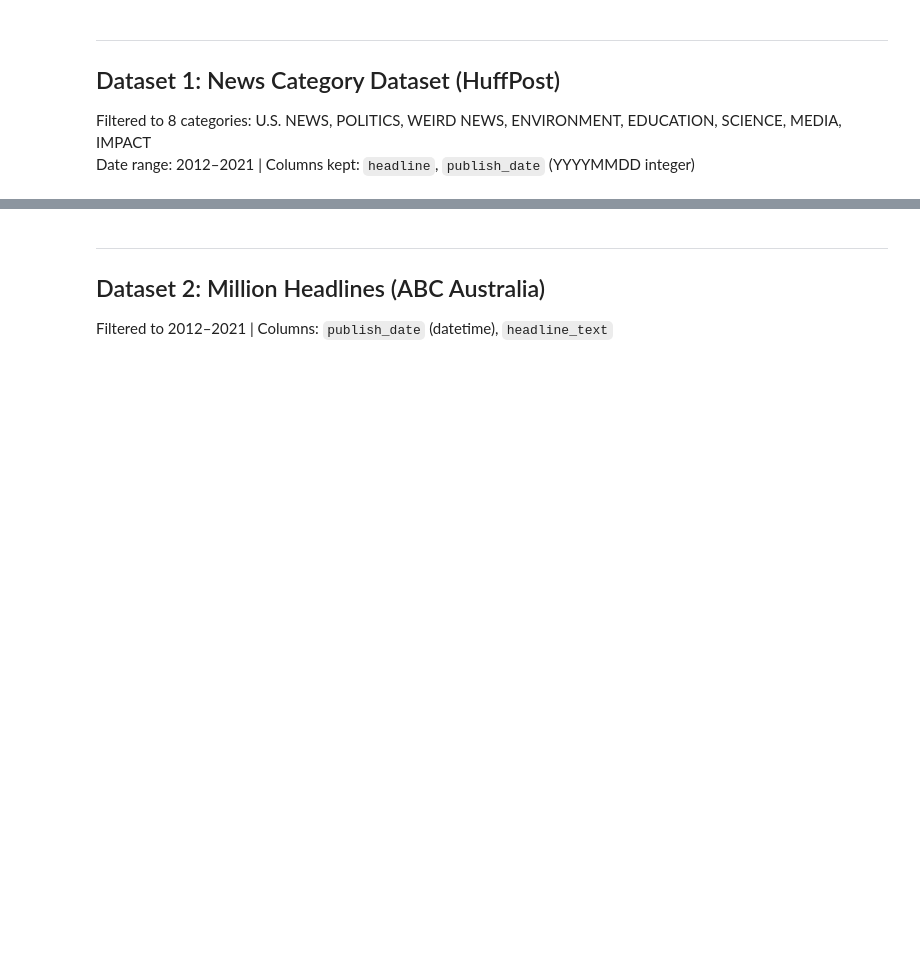
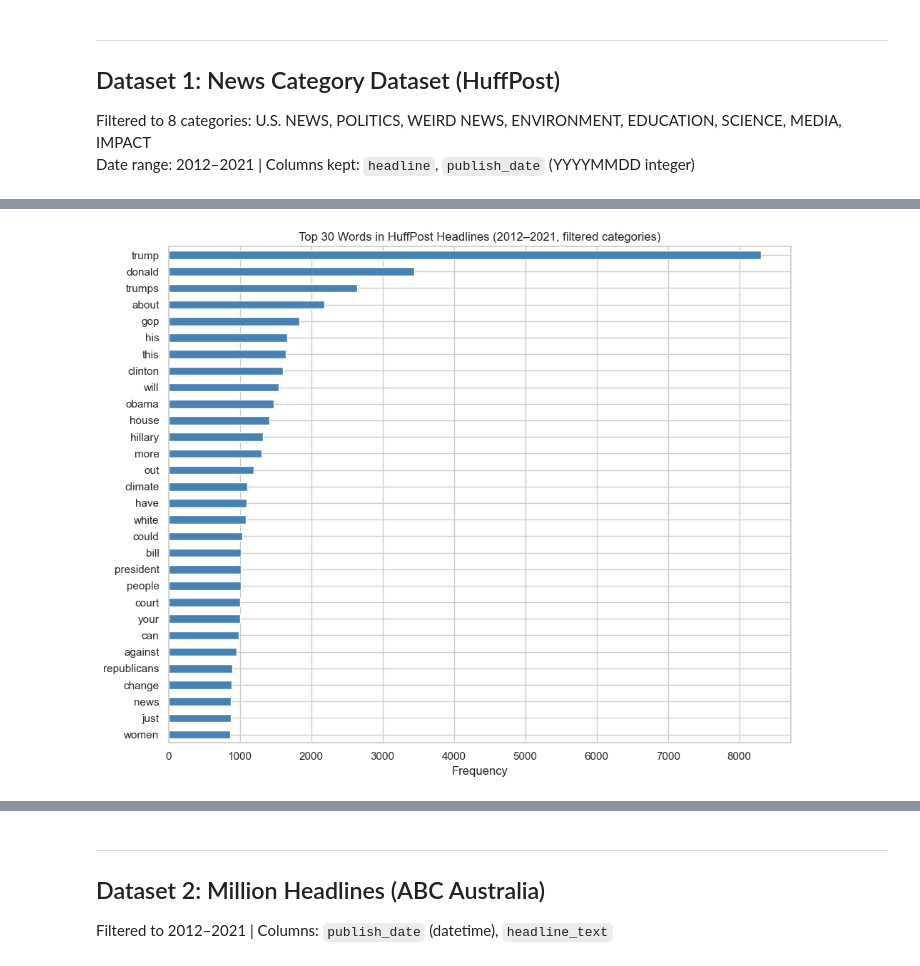
Before and after one commit to javirubio4/climate_headlines, a Jupyter notebook: eda.ipynb, the cells around one changed output, grey strips where cells are left out. Saved outputs shown, nothing was run; the diff lists cells and outputs as text; code cells hidden in the pictures; blank space fills up the shorter version.

```diff
--- a/eda.ipynb
+++ b/eda.ipynb
@@ -120,28 +284,30 @@ plt.show()
 # %%
 from collections import Counter
 
 STOPWORDS = {"the", "a", "to", "of", "in", "and", "for", "on", "is", "at",
              "by", "as", "an", "with", "says", "over", "be", "up", "was",
              "new", "after", "from", "into", "its", "it", "that", "are",
              "but", "not", "has", "how", "who", "what", "why", "you"}
 
 all_words = (
-    news["headline"]
+    news_usa["headline"]
     .str.lower()
     .str.replace(r"[^a-z\s]", "", regex=True)
     .str.split()
     .explode()
     .dropna()
 )
 word_counts = Counter(w for w in all_words if w not in STOPWORDS and len(w) > 2)
 
 top_words = pd.Series(dict(word_counts.most_common(30)))
 top_words.plot(kind="barh", figsize=(10, 8), color="steelblue")
 plt.title("Top 30 Words in HuffPost Headlines (2012–2021, filtered categories)")
 plt.xlabel("Frequency")
 plt.gca().invert_yaxis()
 plt.tight_layout()
 plt.show()
+# %% [output]
+[figure, added]
 # %%
 CLIMATE_KEYWORDS = [
     "climate change", "global warming", "sea level",
```
Also changed, not shown: parts of 23 cells of this notebook.
